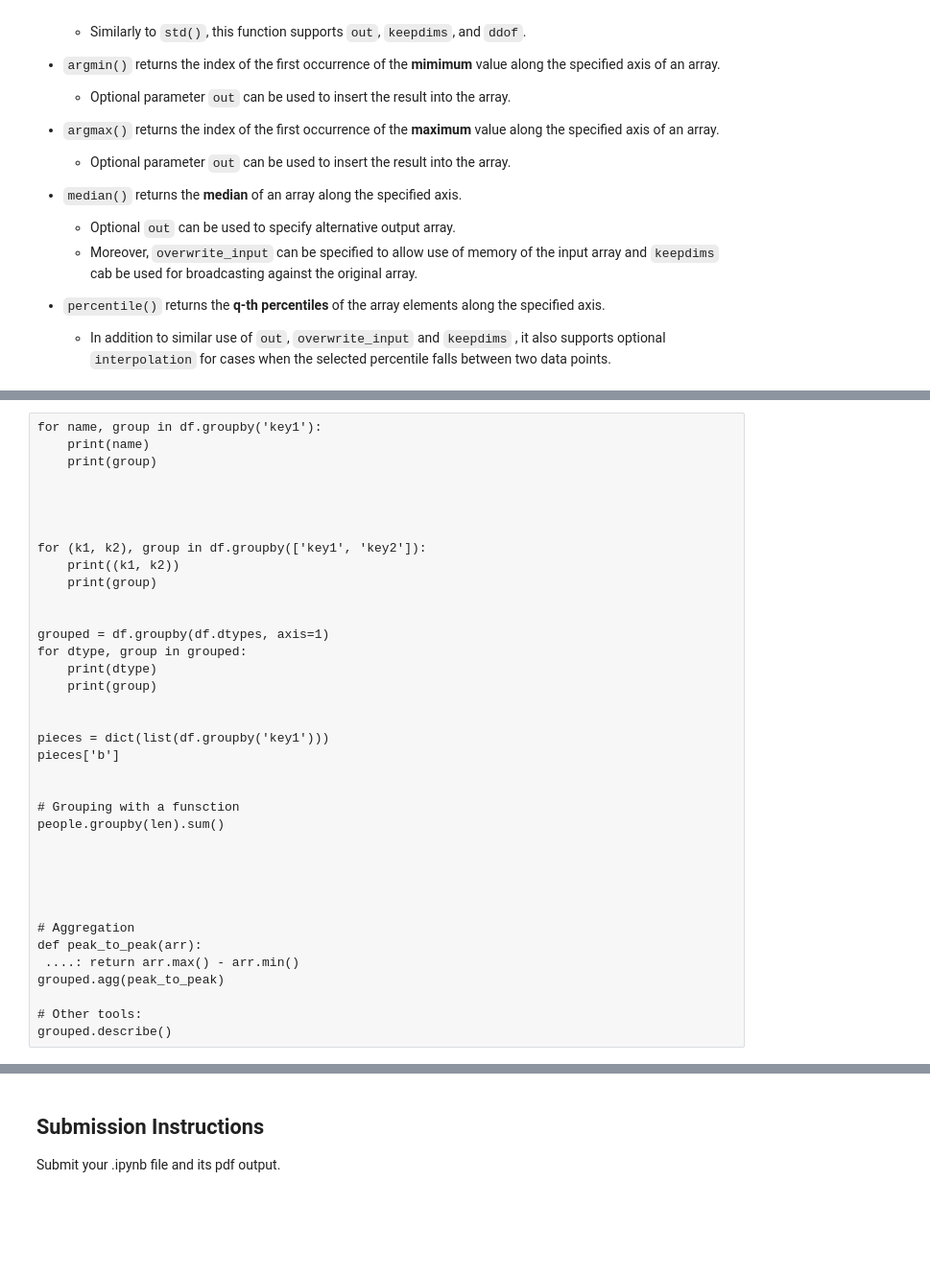
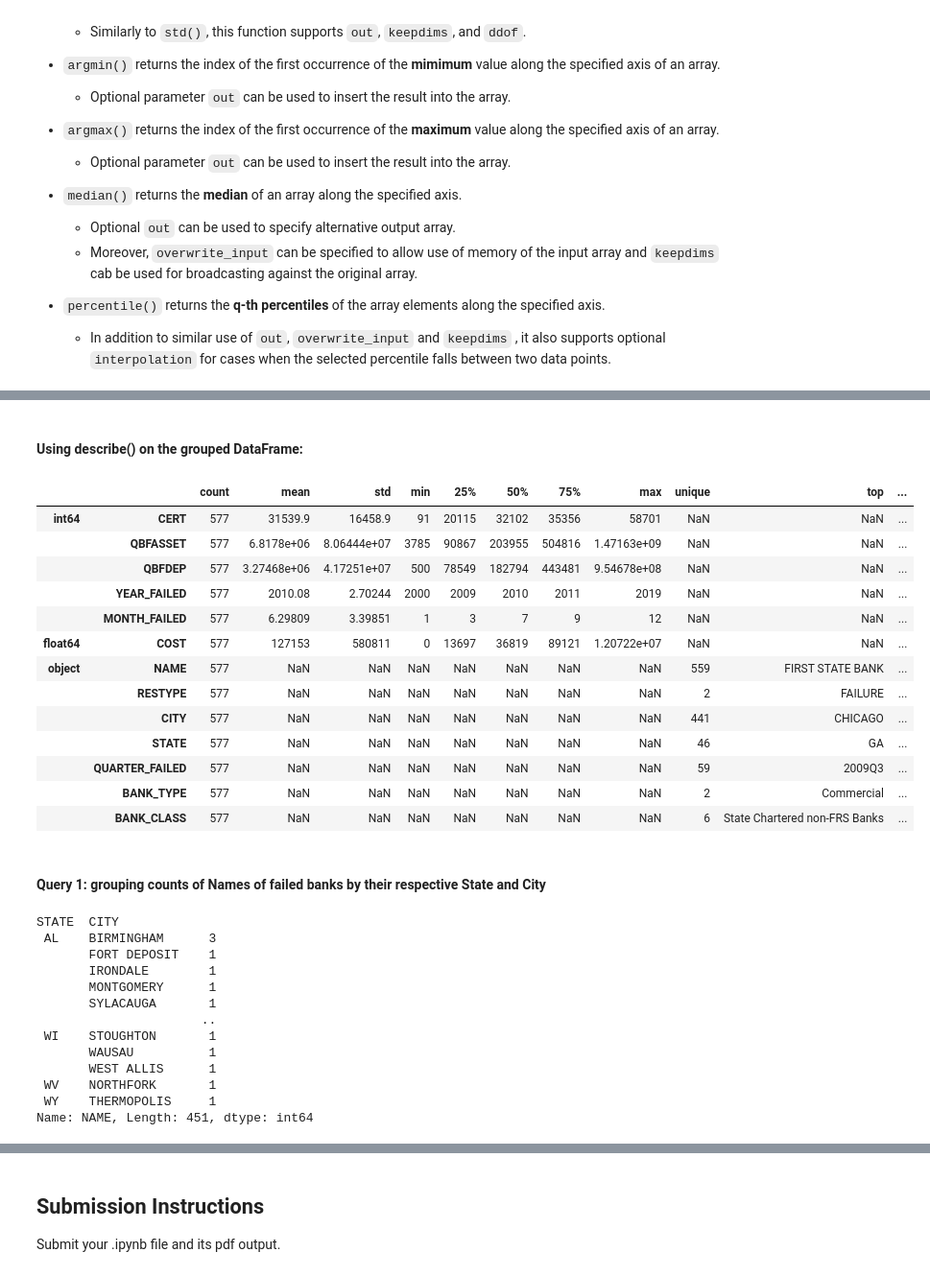
Before and after one commit to allaccountstaken/best_of_Python, a Jupyter notebook: M7/Exercise_Aggregates.ipynb, the cells around one changed output, grey strips where cells are left out. Shown at 96% size. Saved outputs shown, nothing was run; the diff lists cells and outputs as text; code cells hidden in the pictures; blank space fills up the shorter version.

```diff
--- a/M7/Exercise_Aggregates.ipynb
+++ b/M7/Exercise_Aggregates.ipynb
@@ -164,37 +148,38 @@ int64
-# %% [raw]
-for name, group in df.groupby('key1'):
-    print(name)
-    print(group)
-
-
-
-
-for (k1, k2), group in df.groupby(['key1', 'key2']):
-    print((k1, k2))
-    print(group)
-
-
-grouped = df.groupby(df.dtypes, axis=1)
-for dtype, group in grouped:
-    print(dtype)
-    print(group)
-
-
-pieces = dict(list(df.groupby('key1')))
-pieces['b']
-
-
-# Grouping with a funsction
-people.groupby(len).sum()
-
-
-
-
-
-# Aggregation
-def peak_to_peak(arr):
- ....: return arr.max() - arr.min()
-grouped.agg(peak_to_peak)
-
-# Other tools:
-grouped.describe()
+# %% [markdown]
+#### Using describe() on the grouped DataFrame:
+# %%
+grouped.describe()
+# %% [output]
+|  |  | count | mean | std | min | 25% | 50% | 75% | max | unique | top | ... |
+| int64 | CERT | 577 | 31539.9 | 16458.9 | 91 | 20115 | 32102 | 35356 | 58701 | NaN | NaN | ... |
+|  | QBFASSET | 577 | 6.8178e+06 | 8.06444e+07 | 3785 | 90867 | 203955 | 504816 | 1.47163e+09 | NaN | NaN | ... |
+|  | QBFDEP | 577 | 3.27468e+06 | 4.17251e+07 | 500 | 78549 | 182794 | 443481 | 9.54678e+08 | NaN | NaN | ... |
+|  | YEAR_FAILED | 577 | 2010.08 | 2.70244 | 2000 | 2009 | 2010 | 2011 | 2019 | NaN | NaN | ... |
+|  | MONTH_FAILED | 577 | 6.29809 | 3.39851 | 1 | 3 | 7 | 9 | 12 | NaN | NaN | ... |
+| float64 | COST | 577 | 127153 | 580811 | 0 | 13697 | 36819 | 89121 | 1.20722e+07 | NaN | NaN | ... |
+| object | NAME | 577 | NaN | NaN | NaN | NaN | NaN | NaN | NaN | 559 | FIRST STATE BANK | ... |
+|  | RESTYPE | 577 | NaN | NaN | NaN | NaN | NaN | NaN | NaN | 2 | FAILURE | ... |
+|  | CITY | 577 | NaN | NaN | NaN | NaN | NaN | NaN | NaN | 441 | CHICAGO | ... |
+|  | STATE | 577 | NaN | NaN | NaN | NaN | NaN | NaN | NaN | 46 | GA | ... |
+|  | QUARTER_FAILED | 577 | NaN | NaN | NaN | NaN | NaN | NaN | NaN | 59 | 2009Q3 | ... |
+|  | BANK_TYPE | 577 | NaN | NaN | NaN | NaN | NaN | NaN | NaN | 2 | Commercial | ... |
+|  | BANK_CLASS | 577 | NaN | NaN | NaN | NaN | NaN | NaN | NaN | 6 | State Chartered non-FRS Banks | ... |
+# %% [markdown]
+#### Query 1: grouping counts of Names of failed banks by their respective State and City
+# %%
+grouped = df.groupby(['STATE', 'CITY'])['NAME'].count()
+grouped
+# %% [output]
+STATE  CITY
+ AL    BIRMINGHAM      3
+       FORT DEPOSIT    1
+       IRONDALE        1
+       MONTGOMERY      1
+       SYLACAUGA       1
+                      ..
+ WI    STOUGHTON       1
+       WAUSAU          1
+       WEST ALLIS      1
+ WV    NORTHFORK       1
+ WY    THERMOPOLIS     1
+Name: NAME, Length: 451, dtype: int64
```
Also changed, not shown: parts of 52 cells of this notebook, 11 other files.
